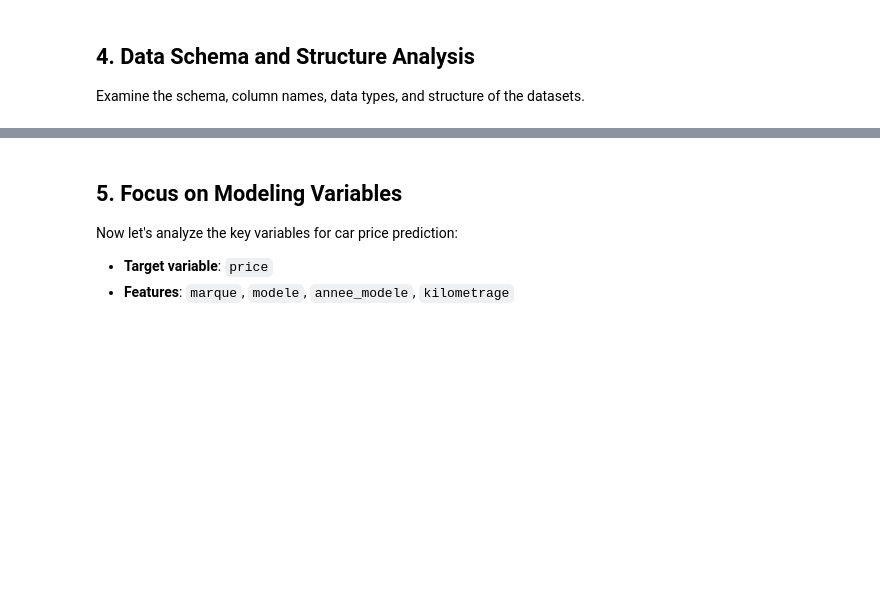
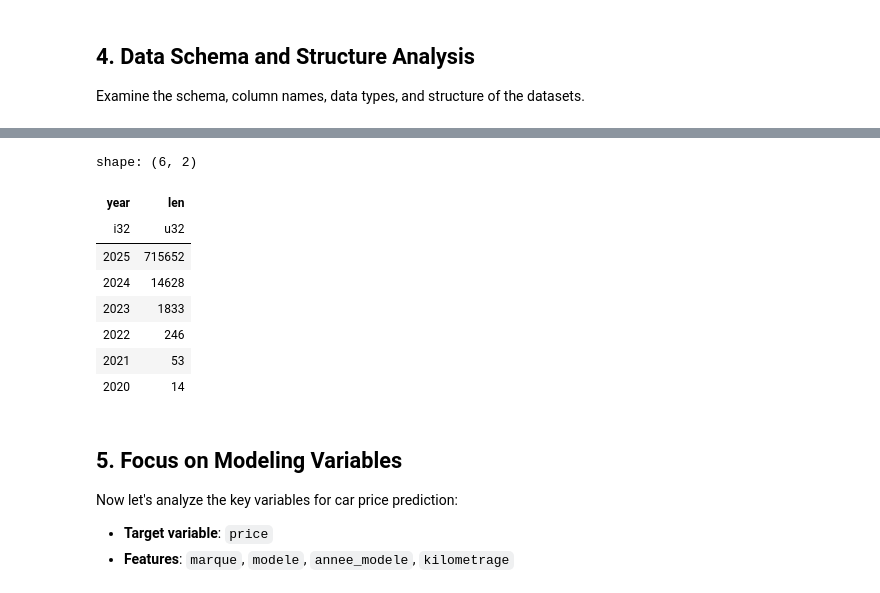
Before and after one commit to brunothefirst/car_price_prediction, a Jupyter notebook: notebooks/01_data_exploration.ipynb, the cells around one changed output, grey strips where cells are left out. Drawn from its saved outputs; the diff is of its cells as text; code cells hidden in the pictures; blank space fills up the shorter version.

```diff
--- a/notebooks/01_data_exploration.ipynb
+++ b/notebooks/01_data_exploration.ipynb
@@ -124,3 +153,15 @@ shape: (3, 35)
+# %%
+df_publication.group_by('year').agg(pl.sum('len')).sort('year', descending=True)
+# %% [output]
+shape: (6, 2)
+| year | len |
+| i32 | u32 |
+| 2025 | 715652 |
+| 2024 | 14628 |
+| 2023 | 1833 |
+| 2022 | 246 |
+| 2021 | 53 |
+| 2020 | 14 |
 # %% [markdown]
 ## 5. Focus on Modeling Variables
 
```
Also changed, not shown: parts of 1 cell of this notebook.
